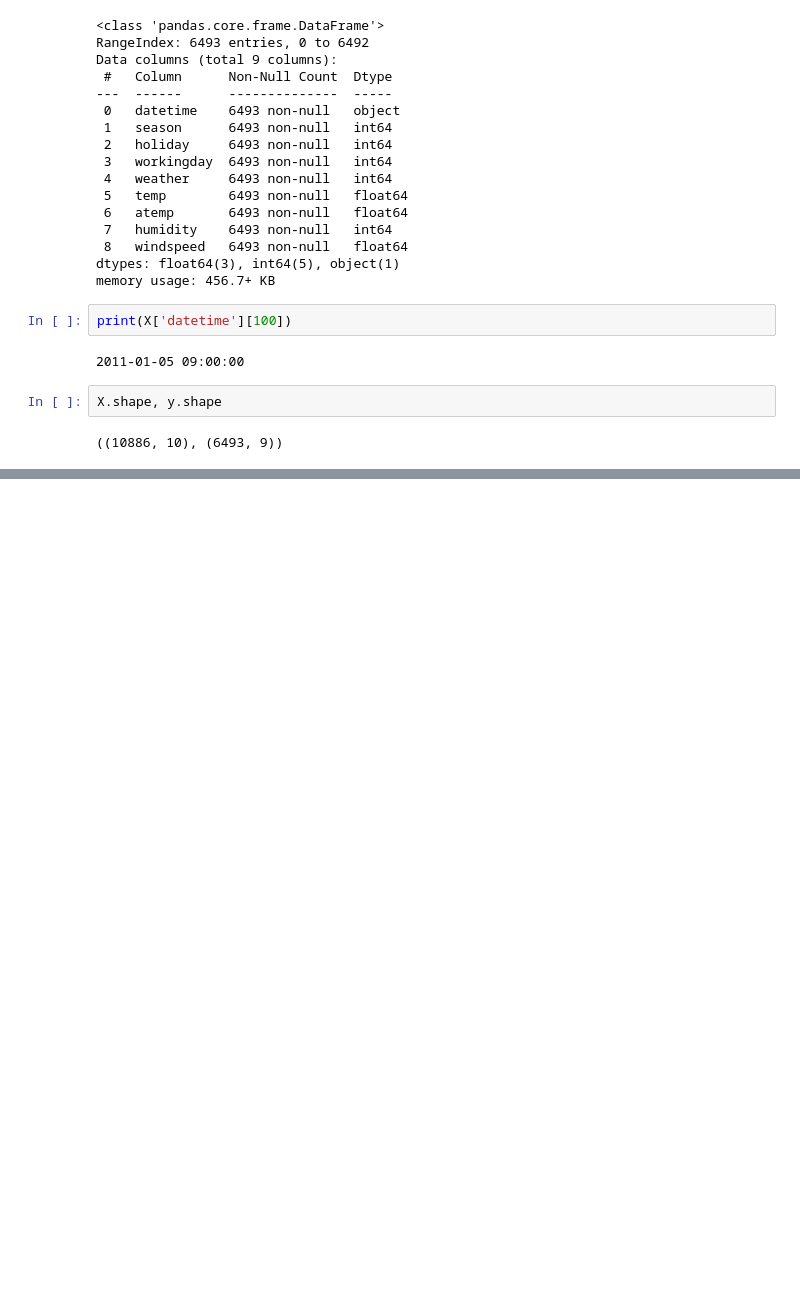
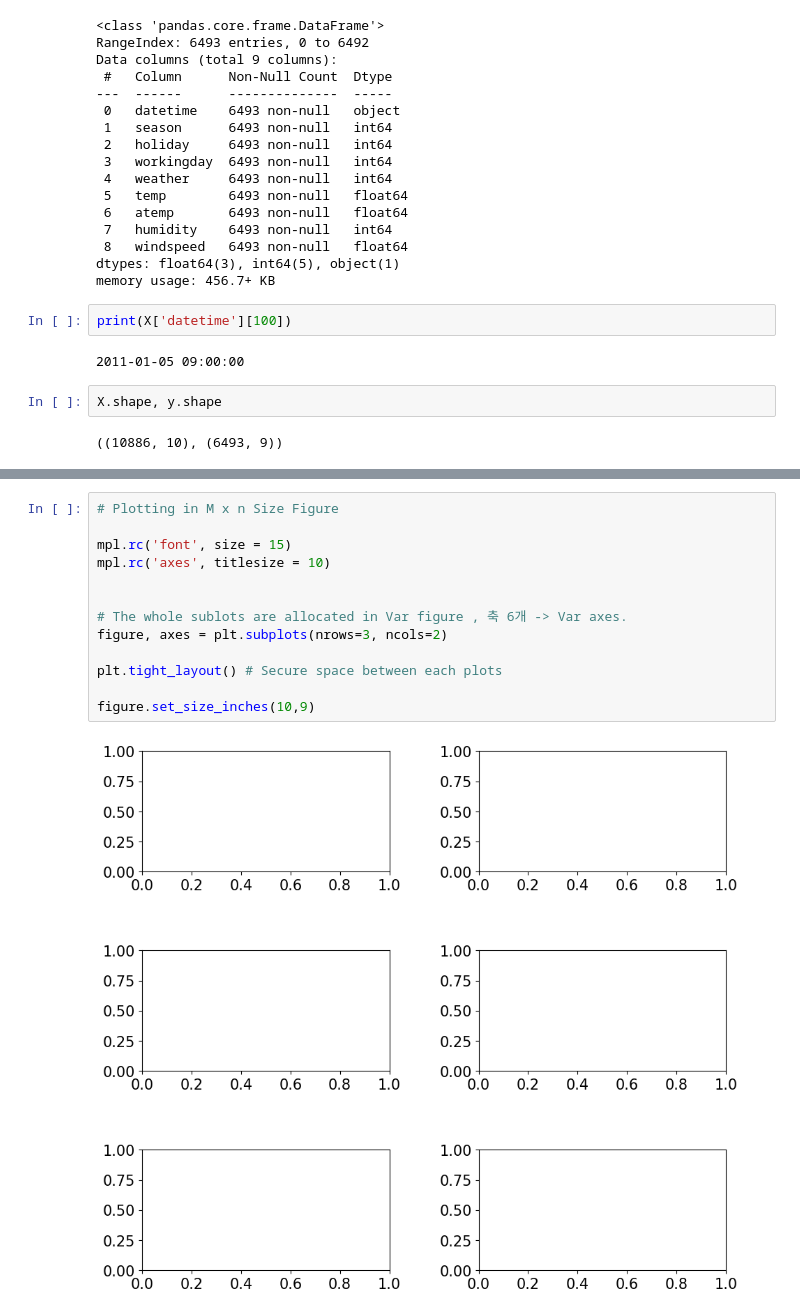
Before and after one commit to Hyun2l/ML_Competition, a Jupyter notebook: bike-sharing-demand/EDA.ipynb, the cells around one changed output, grey strips where cells are left out. Cells and saved outputs as stored; diff of their text form; blank space fills up the shorter version.

Commit message:
subplot

```diff
--- a/bike-sharing-demand/EDA.ipynb
+++ b/bike-sharing-demand/EDA.ipynb
@@ -91,0 +140,15 @@ ValueError: Found input variables with inconsistent numbers of samples: [10886,
+# %%
+# Plotting in M x n Size Figure
+
+mpl.rc('font', size = 15)
+mpl.rc('axes', titlesize = 10)
+
+
+# The whole sublots are allocated in Var figure , 축 6개 -> Var axes.
+figure, axes = plt.subplots(nrows=3, ncols=2)
+
+plt.tight_layout() # Secure space between each plots
+
+figure.set_size_inches(10,9)
+# %% [output]
+[figure, added]
```
Also changed, not shown: parts of 14 cells of this notebook.
